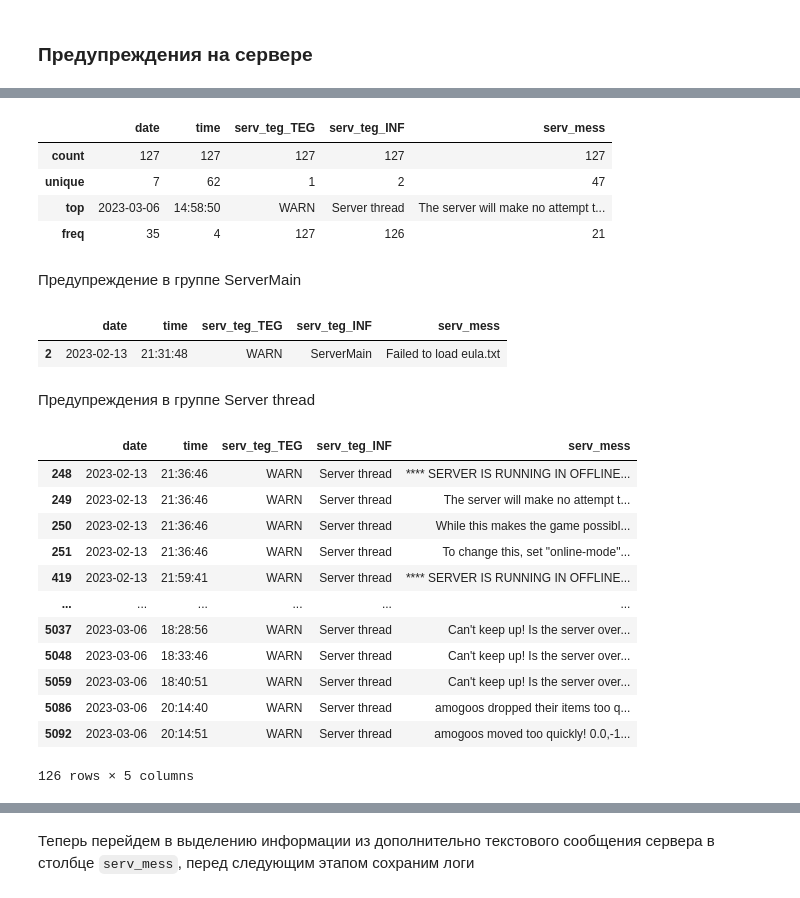
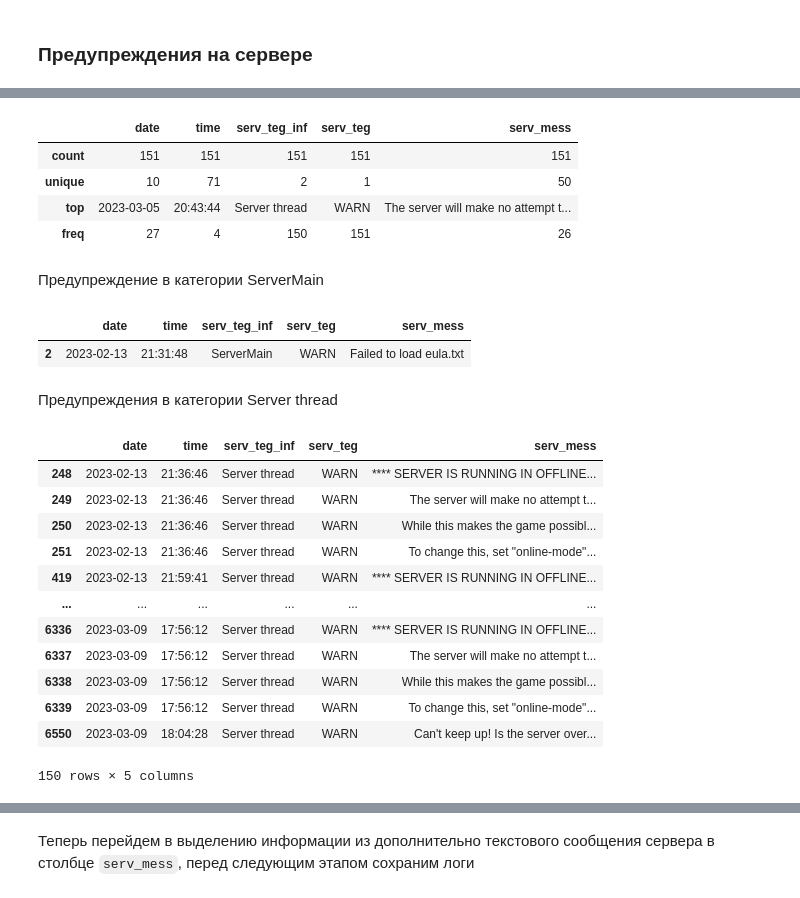
Before and after one commit to vi-bo/minecraft_log, a Jupyter notebook: minecraft_logs_night.ipynb, the cells around one changed output, grey strips where cells are left out. Saved outputs shown, nothing was run; the diff lists cells and outputs as text; code cells hidden in the pictures.

```diff
--- a/minecraft_logs_night.ipynb
+++ b/minecraft_logs_night.ipynb
@@ -1817,33 +1828,33 @@ data_logs[data_logs['serv_teg_TEG'] == 'WARN'][['date', 'time', 'serv_teg_TEG',
 # %%
-data_logs[data_logs['serv_teg_TEG'] == 'WARN'][['date', 'time', 'serv_teg_TEG', 'serv_teg_INF', 'serv_mess']].describe()
+summary[summary['serv_teg'] == 'WARN'][['date', 'time', 'serv_teg_inf', 'serv_teg', 'serv_mess']].describe()
 # %% [output]
-|  | date | time | serv_teg_TEG | serv_teg_INF | serv_mess |
-| count | 127 | 127 | 127 | 127 | 127 |
-| unique | 7 | 62 | 1 | 2 | 47 |
-| top | 2023-03-06 | 14:58:50 | WARN | Server thread | The server will make no attempt t... |
-| freq | 35 | 4 | 127 | 126 | 21 |
+|  | date | time | serv_teg_inf | serv_teg | serv_mess |
+| count | 151 | 151 | 151 | 151 | 151 |
+| unique | 10 | 71 | 2 | 1 | 50 |
+| top | 2023-03-05 | 20:43:44 | Server thread | WARN | The server will make no attempt t... |
+| freq | 27 | 4 | 150 | 151 | 26 |
 # %% [markdown]
-Предупреждение в группе ServerMain
+Предупреждение в категории ServerMain
-# %%
-data_logs[(data_logs['serv_teg_TEG'] == 'WARN') & (data_logs['serv_teg_INF'] == 'ServerMain')][['date', 'time', 'serv_teg_TEG', 'serv_teg_INF', 'serv_mess']]
-# %% [output]
-|  | date | time | serv_teg_TEG | serv_teg_INF | serv_mess |
-| 2 | 2023-02-13 | 21:31:48 | WARN | ServerMain | Failed to load eula.txt |
+# %%
+summary[(summary['serv_teg'] == 'WARN') & (summary['serv_teg_inf'] == 'ServerMain')][['date', 'time', 'serv_teg_inf', 'serv_teg', 'serv_mess']]
+# %% [output]
+|  | date | time | serv_teg_inf | serv_teg | serv_mess |
+| 2 | 2023-02-13 | 21:31:48 | ServerMain | WARN | Failed to load eula.txt |
 # %% [markdown]
-Предупреждения в группе Server thread
+Предупреждения в категории Server thread
 # %%
-data_logs[(data_logs['serv_teg_TEG'] == 'WARN') & (data_logs['serv_teg_INF'] == 'Server thread')][['date', 'time', 'serv_teg_TEG', 'serv_teg_INF', 'serv_mess']]
+summary[(summary['serv_teg'] == 'WARN') & (summary['serv_teg_inf'] == 'Server thread')][['date', 'time', 'serv_teg_inf', 'serv_teg', 'serv_mess']]
 # %% [output]
-|  | date | time | serv_teg_TEG | serv_teg_INF | serv_mess |
-| 248 | 2023-02-13 | 21:36:46 | WARN | Server thread | **** SERVER IS RUNNING IN OFFLINE... |
-| 249 | 2023-02-13 | 21:36:46 | WARN | Server thread | The server will make no attempt t... |
-| 250 | 2023-02-13 | 21:36:46 | WARN | Server thread | While this makes the game possibl... |
-| 251 | 2023-02-13 | 21:36:46 | WARN | Server thread | To change this, set "online-mode"... |
-| 419 | 2023-02-13 | 21:59:41 | WARN | Server thread | **** SERVER IS RUNNING IN OFFLINE... |
+|  | date | time | serv_teg_inf | serv_teg | serv_mess |
+| 248 | 2023-02-13 | 21:36:46 | Server thread | WARN | **** SERVER IS RUNNING IN OFFLINE... |
+| 249 | 2023-02-13 | 21:36:46 | Server thread | WARN | The server will make no attempt t... |
+| 250 | 2023-02-13 | 21:36:46 | Server thread | WARN | While this makes the game possibl... |
+| 251 | 2023-02-13 | 21:36:46 | Server thread | WARN | To change this, set "online-mode"... |
+| 419 | 2023-02-13 | 21:59:41 | Server thread | WARN | **** SERVER IS RUNNING IN OFFLINE... |
 | ... | ... | ... | ... | ... | ... |
-| 5037 | 2023-03-06 | 18:28:56 | WARN | Server thread | Can't keep up! Is the server over... |
-| 5048 | 2023-03-06 | 18:33:46 | WARN | Server thread | Can't keep up! Is the server over... |
-| 5059 | 2023-03-06 | 18:40:51 | WARN | Server thread | Can't keep up! Is the server over... |
-| 5086 | 2023-03-06 | 20:14:40 | WARN | Server thread | amogoos dropped their items too q... |
-| 5092 | 2023-03-06 | 20:14:51 | WARN | Server thread | amogoos moved too quickly! 0.0,-1... |
+| 6336 | 2023-03-09 | 17:56:12 | Server thread | WARN | **** SERVER IS RUNNING IN OFFLINE... |
+| 6337 | 2023-03-09 | 17:56:12 | Server thread | WARN | The server will make no attempt t... |
+| 6338 | 2023-03-09 | 17:56:12 | Server thread | WARN | While this makes the game possibl... |
+| 6339 | 2023-03-09 | 17:56:12 | Server thread | WARN | To change this, set "online-mode"... |
+| 6550 | 2023-03-09 | 18:04:28 | Server thread | WARN | Can't keep up! Is the server over... |
-126 rows × 5 columns
+150 rows × 5 columns
```
Also changed, not shown: parts of 139 cells of this notebook.
